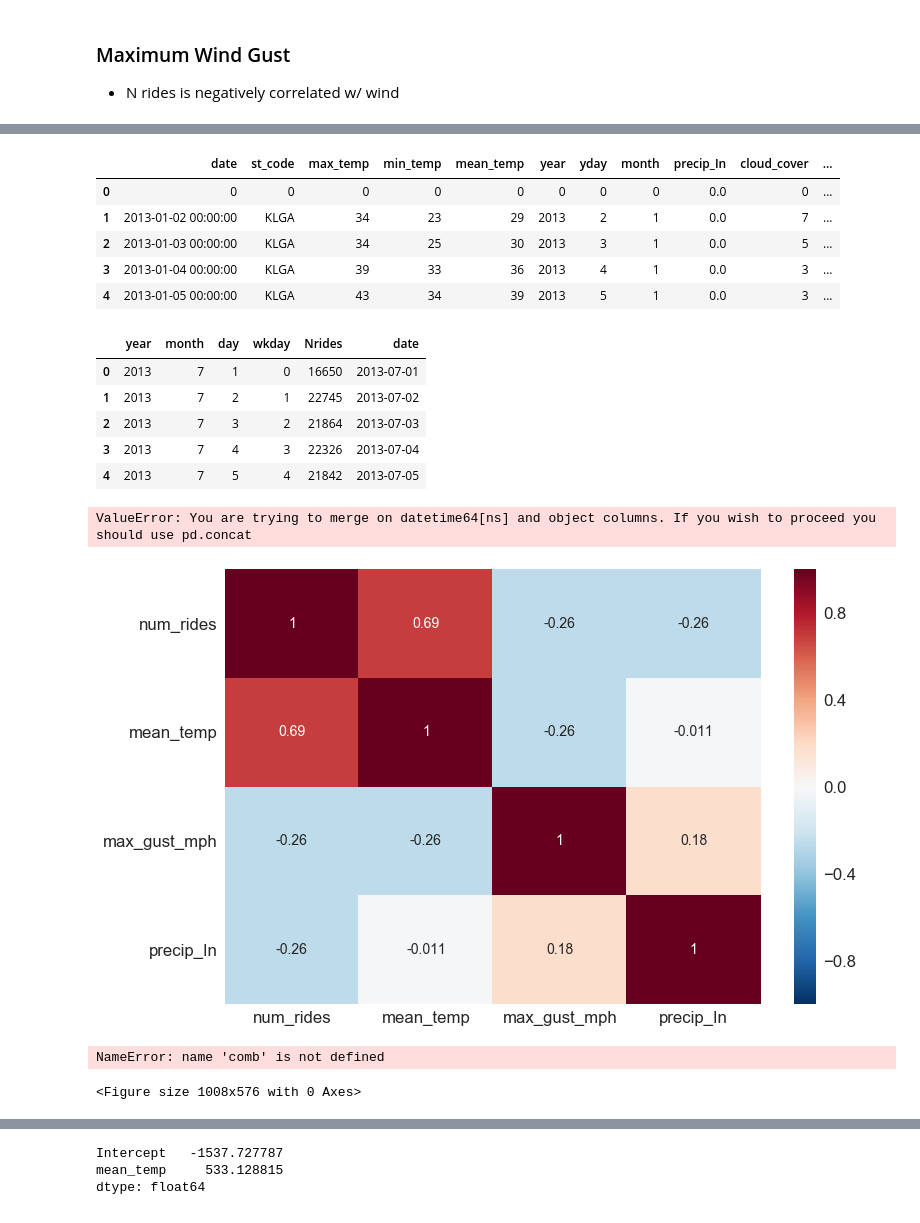
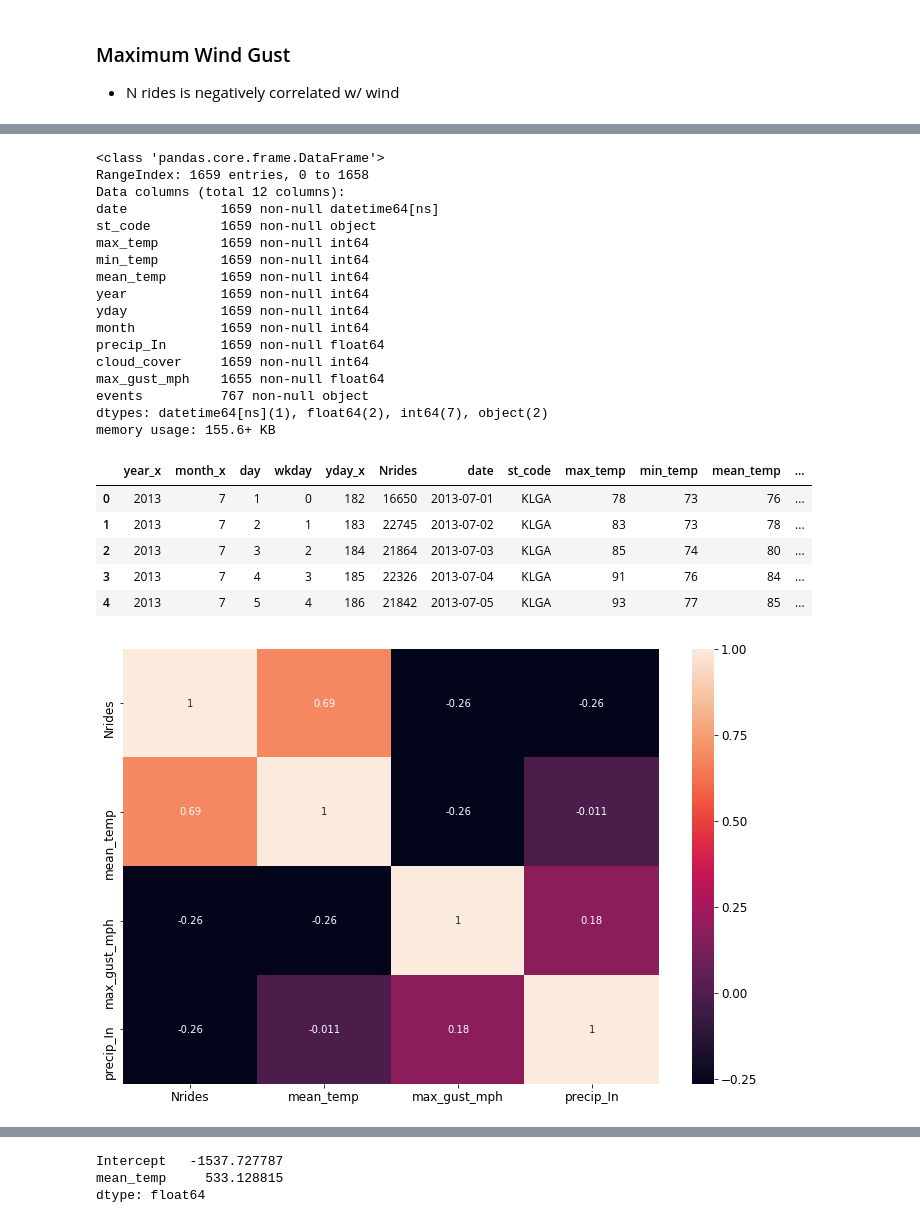
Before and after one commit to andypicke/NYC_citibike, a Jupyter notebook: weather_vs_rides.ipynb, the cells around one changed output, grey strips where cells are left out. Cells and saved outputs as stored; diff of their text form; code cells hidden in the pictures.

```diff
--- a/weather_vs_rides.ipynb
+++ b/weather_vs_rides.ipynb
@@ -222,55 +240,48 @@ plt.title('Daily Number of rides vs max wind gust for ' + str(year) );
 # %%
-
-#rides = pd.read_sql_query("SELECT year,month,day,count(*) as num_rides FROM rides GROUP BY year,month,day ",con1)
-
-rides=pd.read_csv('data/TotalRidesGroupedByDate.csv')
-rides['date'] = pd.to_datetime(rides.date)
-
-rides.head()
-
 wea = pd.read_sql_query("SELECT * FROM temps ",con2)
-wea['date'] = pd.to_datetime(wea.date)
 wea.loc[wea.precip_In=='T'] = 0
 wea.loc[:,'precip_In'] = wea.astype({'precip_In':'float64'})
+wea['date'] = pd.to_datetime(wea.date)
 #wea.set_index('date',inplace=True)
 wea.head()
-#comb = pd.merge(rides,wea,on='yday')
-#comb.head()
+wea.info()
 # %% [output]
-|  | date | st_code | max_temp | min_temp | mean_temp | year | yday | month | precip_In | cloud_cover | ... |
-| 0 | 0 | 0 | 0 | 0 | 0 | 0 | 0 | 0 | 0.0 | 0 | ... |
-| 1 | 2013-01-02 00:00:00 | KLGA | 34 | 23 | 29 | 2013 | 2 | 1 | 0.0 | 7 | ... |
-| 2 | 2013-01-03 00:00:00 | KLGA | 34 | 25 | 30 | 2013 | 3 | 1 | 0.0 | 5 | ... |
-| 3 | 2013-01-04 00:00:00 | KLGA | 39 | 33 | 36 | 2013 | 4 | 1 | 0.0 | 3 | ... |
-| 4 | 2013-01-05 00:00:00 | KLGA | 43 | 34 | 39 | 2013 | 5 | 1 | 0.0 | 3 | ... |
+<class 'pandas.core.frame.DataFrame'>
+RangeIndex: 1659 entries, 0 to 1658
+Data columns (total 12 columns):
+date            1659 non-null datetime64[ns]
+st_code         1659 non-null object
+max_temp        1659 non-null int64
+min_temp        1659 non-null int64
+mean_temp       1659 non-null int64
+year            1659 non-null int64
+yday            1659 non-null int64
+month           1659 non-null int64
+precip_In       1659 non-null float64
+cloud_cover     1659 non-null int64
+max_gust_mph    1655 non-null float64
+events          767 non-null object
+dtypes: datetime64[ns](1), float64(2), int64(7), object(2)
+memory usage: 155.6+ KB
-# %%
-rides.head()
-# %% [output]
-|  | year | month | day | wkday | Nrides | date |
-| 0 | 2013 | 7 | 1 | 0 | 16650 | 2013-07-01 |
-| 1 | 2013 | 7 | 2 | 1 | 22745 | 2013-07-02 |
-| 2 | 2013 | 7 | 3 | 2 | 21864 | 2013-07-03 |
-| 3 | 2013 | 7 | 4 | 3 | 22326 | 2013-07-04 |
-| 4 | 2013 | 7 | 5 | 4 | 21842 | 2013-07-05 |
 # %%
-comb = pd.merge(rides,wea,on='date')
-comb.head()
+rides_wea_comb = pd.merge(rides,wea,on='date')
+rides_wea_comb.head()
 # %% [output]
-ValueError: You are trying to merge on datetime64[ns] and object columns. If you wish to proceed you should use pd.concat
+|  | year_x | month_x | day | wkday | yday_x | Nrides | date | st_code | max_temp | min_temp | mean_temp | ... |
+| 0 | 2013 | 7 | 1 | 0 | 182 | 16650 | 2013-07-01 | KLGA | 78 | 73 | 76 | ... |
+| 1 | 2013 | 7 | 2 | 1 | 183 | 22745 | 2013-07-02 | KLGA | 83 | 73 | 78 | ... |
+| 2 | 2013 | 7 | 3 | 2 | 184 | 21864 | 2013-07-03 | KLGA | 85 | 74 | 80 | ... |
+| 3 | 2013 | 7 | 4 | 3 | 185 | 22326 | 2013-07-04 | KLGA | 91 | 76 | 84 | ... |
+| 4 | 2013 | 7 | 5 | 4 | 186 | 21842 | 2013-07-05 | KLGA | 93 | 77 | 85 | ... |
 # %%
-corr = comb[['num_rides','mean_temp','max_gust_mph','precip_In']].corr()
+corr = rides_wea_comb[['Nrides','mean_temp','max_gust_mph','precip_In']].corr()
 plt.figure(figsize=(12,8))
 sns.heatmap(corr,
             xticklabels=corr.columns.values,
             yticklabels=corr.columns.values,
            annot=True)
 
 #plt.savefig('figures/rides_weather_corrplot.pdf')
+plt.savefig('/Users/Andy/andypicke.github.io/images/Citibike/rides_wea_corrplot.png')
 # %% [output]
-[figure, old version]
+[figure, new version]
-# %%
-plt.figure(figsize=(14,8))
-plt.plot(comb.date,comb.num_rides)
-# %% [output]
-NameError: name 'comb' is not defined
-<Figure size 1008x576 with 0 Axes>
```
Also changed, not shown: parts of 40 cells of this notebook, 4 other files.
